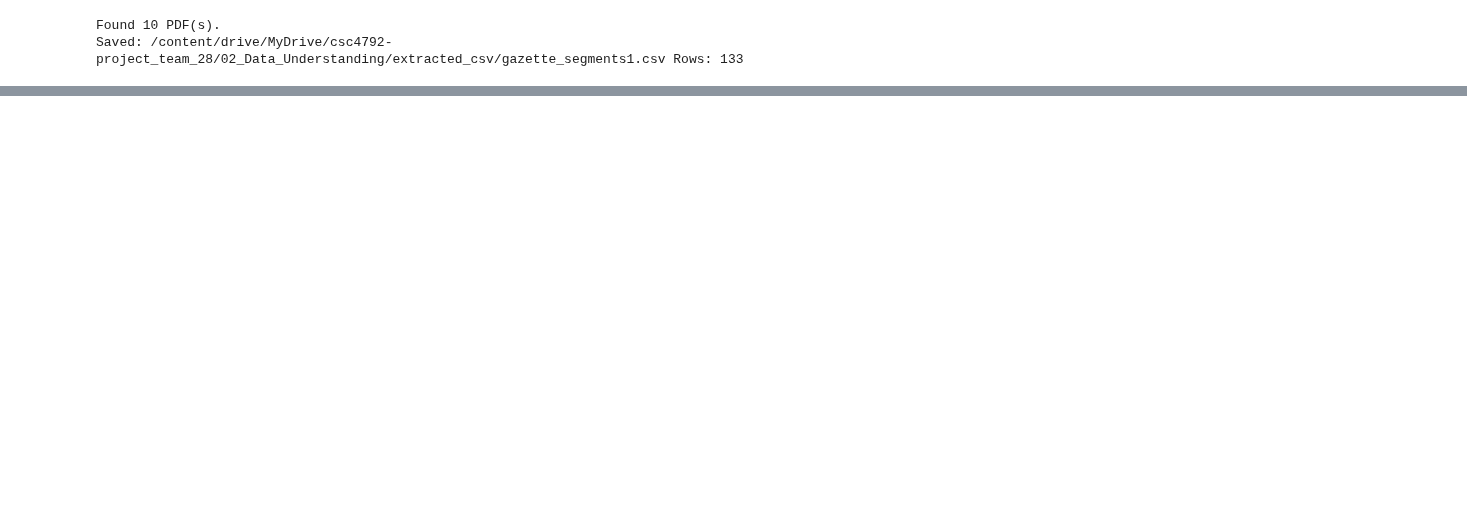
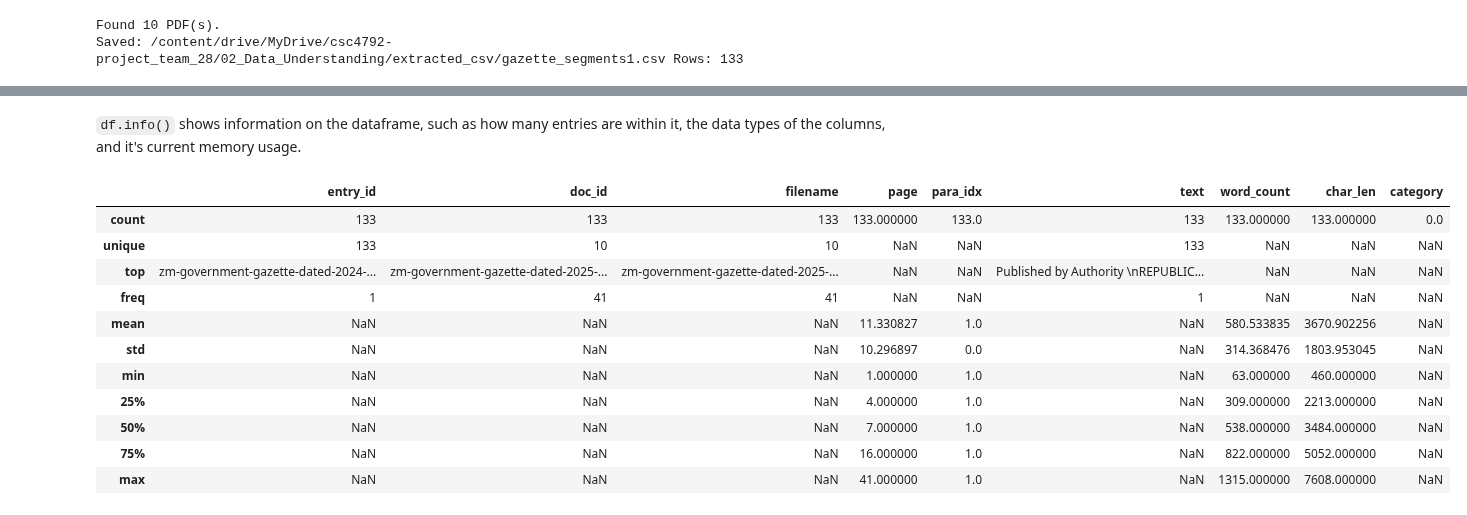
Before and after one commit to M0M0-M/csc4792-project_team_28, a Jupyter notebook: csc4792-project_team_28-notebook.ipynb, the cells around one changed output, grey strips where cells are left out. Saved outputs shown, nothing was run; the diff lists cells and outputs as text; code cells hidden in the pictures; blank space fills up the shorter version.

```diff
--- a/csc4792-project_team_28-notebook.ipynb
+++ b/csc4792-project_team_28-notebook.ipynb
@@ -252,0 +295,17 @@ Saved: /content/drive/MyDrive/csc4792-project_team_28/02_Data_Understanding/extr
+# %% [markdown]
+`df.info()` shows information on the dataframe, such as how many entries are within it, the data types of the columns, and it's current memory usage.
+# %%
+df.describe(include="all")
+# %% [output]
+|  | entry_id | doc_id | filename | page | para_idx | text | word_count | char_len | category |
+| count | 133 | 133 | 133 | 133.000000 | 133.0 | 133 | 133.000000 | 133.000000 | 0.0 |
+| unique | 133 | 10 | 10 | NaN | NaN | 133 | NaN | NaN | NaN |
+| top | zm-government-gazette-dated-2024-... | zm-government-gazette-dated-2025-... | zm-government-gazette-dated-2025-... | NaN | NaN | Published by Authority \nREPUBLIC... | NaN | NaN | NaN |
+| freq | 1 | 41 | 41 | NaN | NaN | 1 | NaN | NaN | NaN |
+| mean | NaN | NaN | NaN | 11.330827 | 1.0 | NaN | 580.533835 | 3670.902256 | NaN |
+| std | NaN | NaN | NaN | 10.296897 | 0.0 | NaN | 314.368476 | 1803.953045 | NaN |
+| min | NaN | NaN | NaN | 1.000000 | 1.0 | NaN | 63.000000 | 460.000000 | NaN |
+| 25% | NaN | NaN | NaN | 4.000000 | 1.0 | NaN | 309.000000 | 2213.000000 | NaN |
+| 50% | NaN | NaN | NaN | 7.000000 | 1.0 | NaN | 538.000000 | 3484.000000 | NaN |
+| 75% | NaN | NaN | NaN | 16.000000 | 1.0 | NaN | 822.000000 | 5052.000000 | NaN |
+| max | NaN | NaN | NaN | 41.000000 | 1.0 | NaN | 1315.000000 | 7608.000000 | NaN |
```
Also changed, not shown: parts of 12 cells of this notebook, 1 other file.
